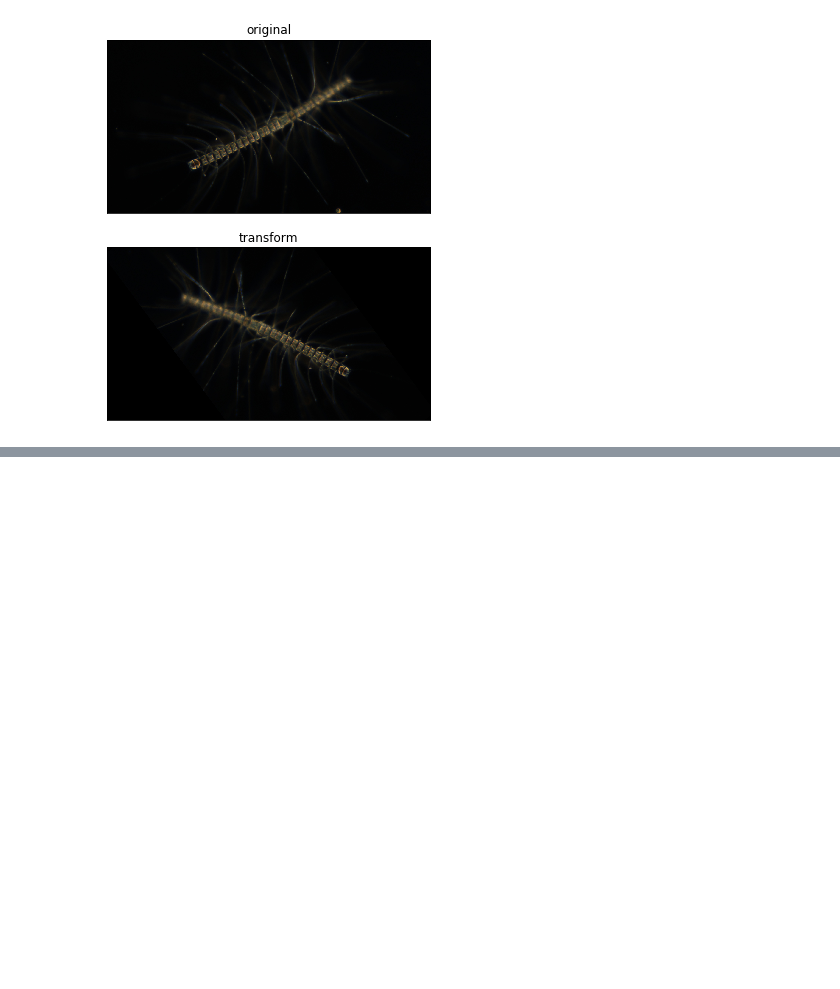
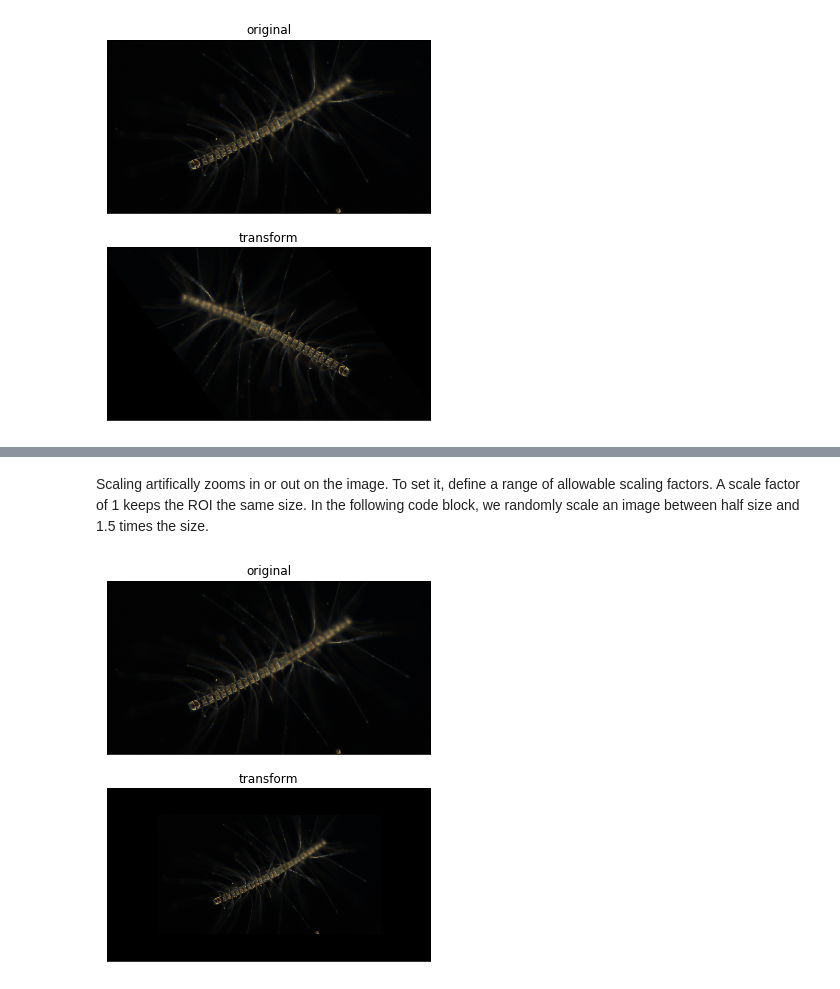
Before and after one commit to eor314/pogo_bioobs19_imaging, a Jupyter notebook: mod7_data_augmentation.ipynb, the cells around one changed output, grey strips where cells are left out. Saved outputs shown, nothing was run; the diff lists cells and outputs as text; code cells hidden in the pictures; blank space fills up the shorter version.

```diff
--- a/mod7_data_augmentation.ipynb
+++ b/mod7_data_augmentation.ipynb
@@ -128,0 +146,15 @@ plot_transform_imgs(img_orig, test)
+# %% [markdown]
+Scaling artifically zooms in or out on the image. To set it, define a range of allowable scaling factors. A scale factor of 1 keeps the ROI the same size. In the following code block, we randomly scale an image between half size and 1.5 times the size.
+# %%
+# define a random scale transform
+rand_affine = transforms.Compose([
+    transforms.RandomAffine(0, scale=(0.5, 1.5))  # (min_scale, max_scale)
+])
+
+# do the flip
+test = rand_affine(img_orig)
+
+# display it
+plot_transform_imgs(img_orig, test)
+# %% [output]
+[figure, added]
```
Also changed, not shown: parts of 15 cells of this notebook.
